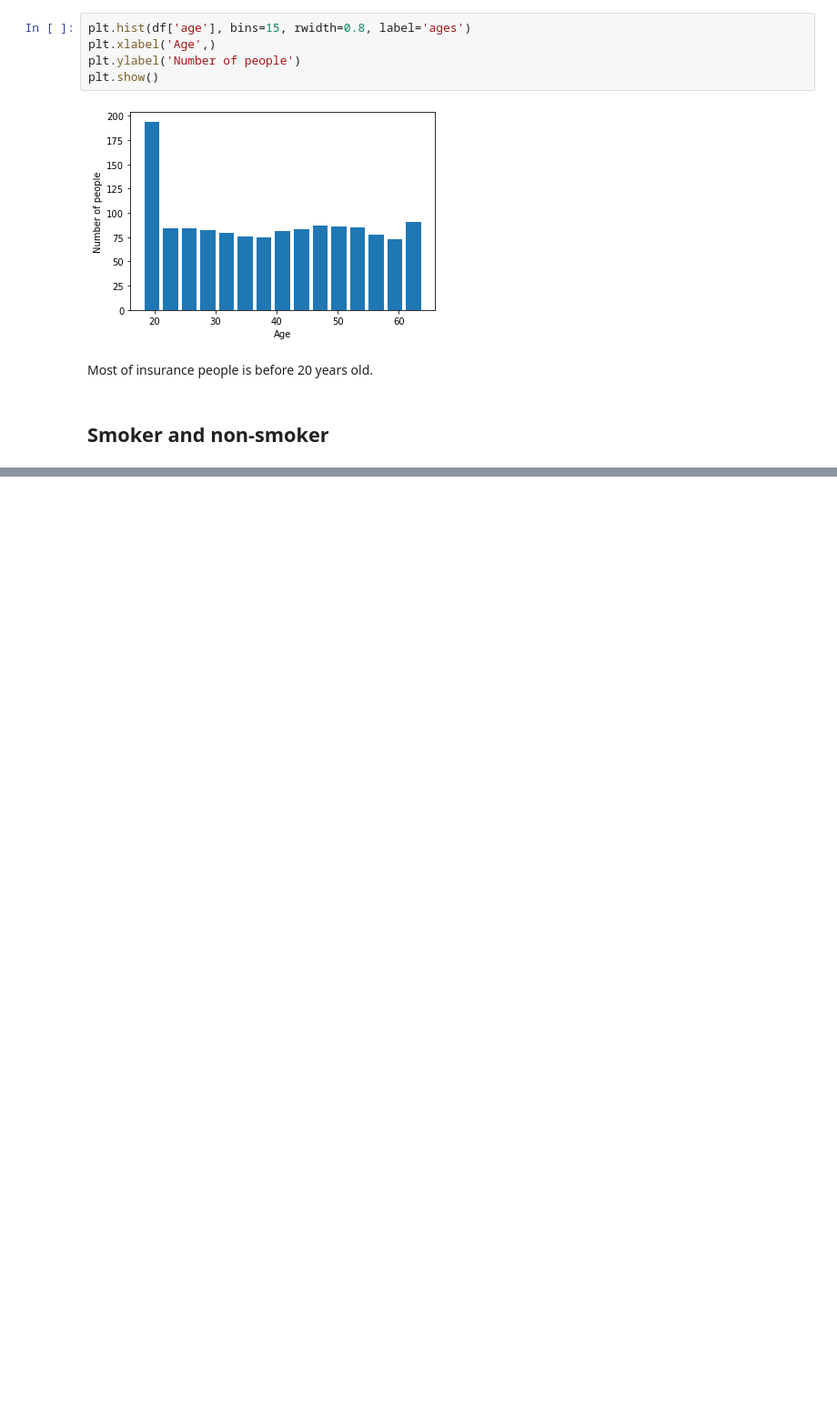
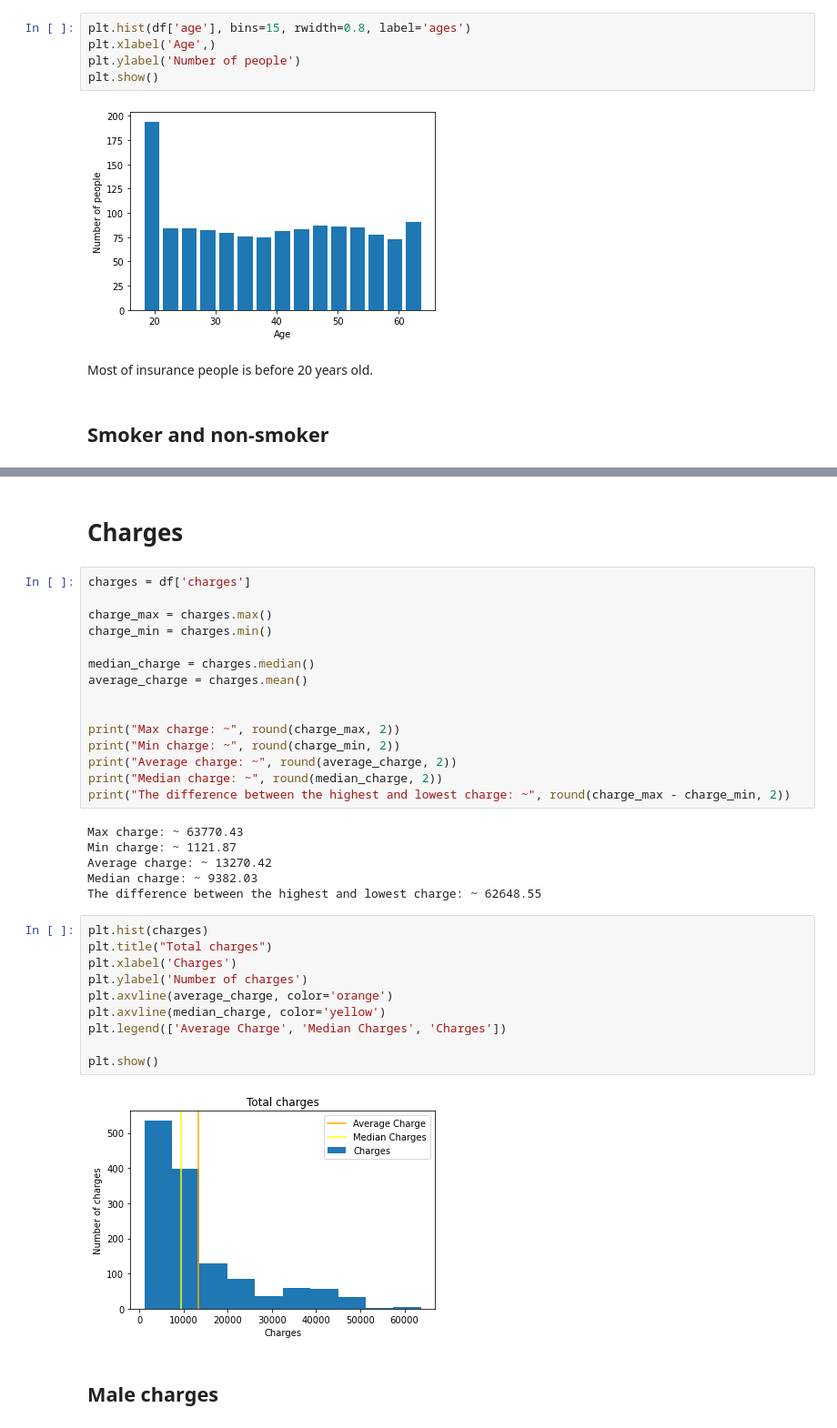
Before and after one commit to bartoginski/U.S.-Medical-Insurance-Costs-Project, a Jupyter notebook: U.S. Medical Insurance Costs.ipynb, the cells around one changed output, grey strips where cells are left out. Shown: that part at 91% size. Saved outputs shown, nothing was run; the diff lists cells and outputs as text; blank space fills up the shorter version.

Commit message:
charges section added

```diff
--- a/U.S. Medical Insurance Costs.ipynb
+++ b/U.S. Medical Insurance Costs.ipynb
@@ -116,3 +129,40 @@ Number of female smokers: 115
 Number of female non-smokers: 547
 Percentage of male smokers: 30.75 %
 Percentage of female smokers: 21.02 %
+# %% [markdown]
+# Charges
+# %%
+charges = df['charges']
+
+charge_max = charges.max()
+charge_min = charges.min()
+
+median_charge = charges.median()
+average_charge = charges.mean()
+
+
+print("Max charge: ~", round(charge_max, 2))
+print("Min charge: ~", round(charge_min, 2))
+print("Average charge: ~", round(average_charge, 2))
+print("Median charge: ~", round(median_charge, 2))
+print("The difference between the highest and lowest charge: ~", round(charge_max - charge_min, 2))
+# %% [output]
+Max charge: ~ 63770.43
+Min charge: ~ 1121.87
+Average charge: ~ 13270.42
+Median charge: ~ 9382.03
+The difference between the highest and lowest charge: ~ 62648.55
+# %%
+plt.hist(charges)
+plt.title("Total charges")
+plt.xlabel('Charges')
+plt.ylabel('Number of charges')
+plt.axvline(average_charge, color='orange')
+plt.axvline(median_charge, color='yellow')
+plt.legend(['Average Charge', 'Median Charges', 'Charges'])
+
+plt.show()
+# %% [output]
+[figure, added]
+# %% [markdown]
+## Male charges
```
Also changed, not shown: parts of 9 cells of this notebook.
